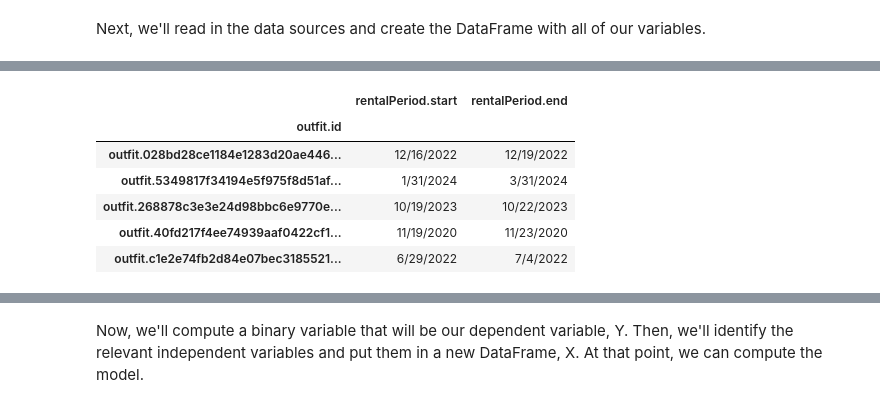
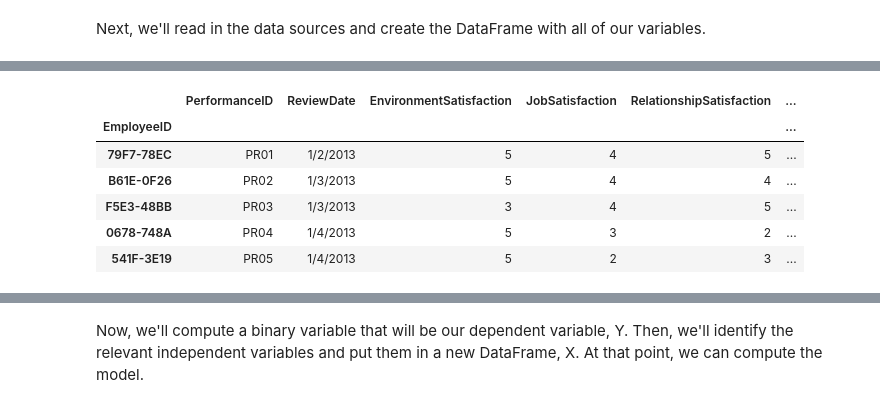
Before and after one commit to 550tealeaves/DATA-70500-working-with-data, a Jupyter notebook: HW4_LinearModels2.ipynb, the cells around one changed output, grey strips where cells are left out. Drawn from its saved outputs; the diff is of its cells as text; code cells hidden in the pictures.

```diff
--- a/HW4_LinearModels2.ipynb
+++ b/HW4_LinearModels2.ipynb
@@ -30,0 +35,11 @@ OriginalOrders.head()
+# %%
+PerformanceRating = pd.read_csv('https://raw.githubusercontent.com/550tealeaves/DATA-70500-working-with-data/refs/heads/main/datasets/PerformanceRating.csv', index_col='EmployeeID', na_values=[np.nan])
+PerformanceRating.head()
+# %% [output]
+|  | PerformanceID | ReviewDate | EnvironmentSatisfaction | JobSatisfaction | RelationshipSatisfaction | ... |
+| EmployeeID |  |  |  |  |  | ... |
+| 79F7-78EC | PR01 | 1/2/2013 | 5 | 4 | 5 | ... |
+| B61E-0F26 | PR02 | 1/3/2013 | 5 | 4 | 4 | ... |
+| F5E3-48BB | PR03 | 1/3/2013 | 3 | 4 | 5 | ... |
+| 0678-748A | PR04 | 1/4/2013 | 5 | 3 | 2 | ... |
+| 541F-3E19 | PR05 | 1/4/2013 | 5 | 2 | 3 | ... |
@@ -31,11 +49,3 @@ OriginalOrders.head()
 # %%
-SpotRentals = pd.read_csv('https://raw.githubusercontent.com/550tealeaves/DATA-70500-working-with-data/refs/heads/main/datasets/spot_rentals.csv', index_col='outfit.id', na_values=[np.nan])
-SpotRentals.head()
+# ThirdChance = pd.read_csv('https://raw.githubusercontent.com/550tealeaves/DATA-70500-working-with-data/refs/heads/main/datasets/third_chance.csv', index_col='outfit.id', na_values=[np.nan])
+# ThirdChance.head()
-# %% [output]
-|  | rentalPeriod.start | rentalPeriod.end |
-| outfit.id |  |  |
-| outfit.028bd28ce1184e1283d20ae446... | 12/16/2022 | 12/19/2022 |
-| outfit.5349817f34194e5f975f8d51af... | 1/31/2024 | 3/31/2024 |
-| outfit.268878c3e3e24d98bbc6e9770e... | 10/19/2023 | 10/22/2023 |
-| outfit.40fd217f4ee74939aaf0422cf1... | 11/19/2020 | 11/23/2020 |
-| outfit.c1e2e74fb2d84e07bec3185521... | 6/29/2022 | 7/4/2022 |
```
Also changed, not shown: parts of 8 cells of this notebook.
